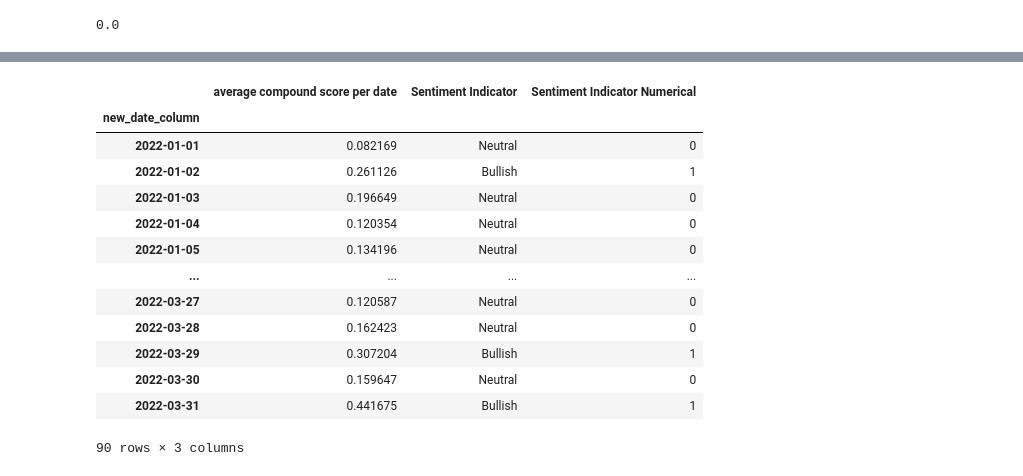
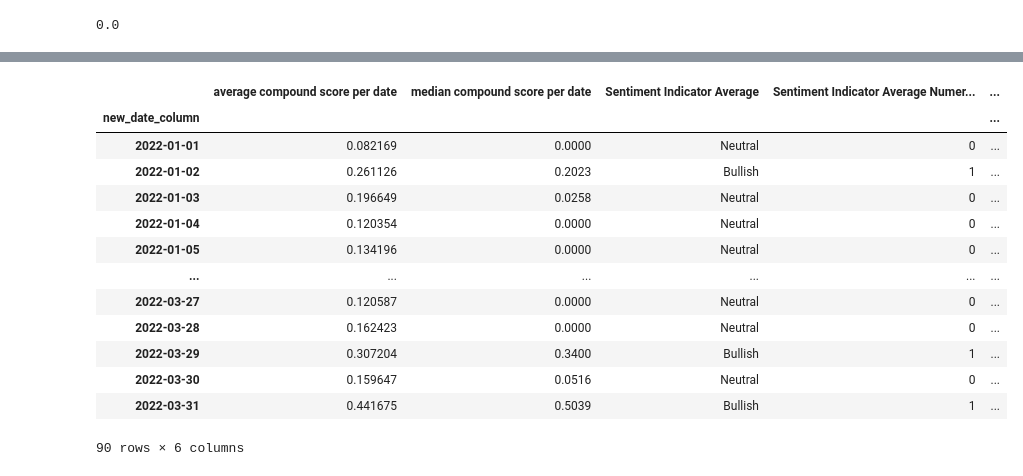
Before and after one commit to aarch23/OptYx, a Jupyter notebook: Resources/sentiment-Copy9.ipynb, the cells around one changed output, grey strips where cells are left out. Saved outputs shown, nothing was run; the diff lists cells and outputs as text; code cells hidden in the pictures.

```diff
--- a/Resources/sentiment-Copy9.ipynb
+++ b/Resources/sentiment-Copy9.ipynb
@@ -267,35 +267,45 @@ display(final_df_score_dateindex_edited.tail())
 # %%
 import numpy as np
 conditions = [
     (final_df_score_dateindex_edited['average compound score per date'] >= 0.6),
     (final_df_score_dateindex_edited['average compound score per date'] >= 0.2) & (final_df_score_dateindex_edited['average compound score per date'] < 0.6),
     (final_df_score_dateindex_edited['average compound score per date'] < 0.2) & (final_df_score_dateindex_edited['average compound score per date'] > -0.2),
     (final_df_score_dateindex_edited['average compound score per date'] <= -0.2) & (final_df_score_dateindex_edited['average compound score per date'] > -0.6),
     (final_df_score_dateindex_edited['average compound score per date'] <= -0.6)
 ]
 
+conditions_2 = [
+    (final_df_score_dateindex_edited['median compound score per date'] >= 0.6),
+    (final_df_score_dateindex_edited['median compound score per date'] >= 0.2) & (final_df_score_dateindex_edited['median compound score per date'] < 0.6),
+    (final_df_score_dateindex_edited['median compound score per date'] < 0.2) & (final_df_score_dateindex_edited['median compound score per date'] > -0.2),
+    (final_df_score_dateindex_edited['median compound score per date'] <= -0.2) & (final_df_score_dateindex_edited['median compound score per date'] > -0.6),
+    (final_df_score_dateindex_edited['median compound score per date'] <= -0.6)
+]
+
 values_1 = ['Extremely Bullish', 'Bullish', 'Neutral', 'Bearish', 'Extremely Bearish']
 values_2 = ['2', '1', '0', '-1', '-2']
 
-final_df_score_dateindex_edited['Sentiment Indicator'] = np.select(conditions, values_1)
-final_df_score_dateindex_edited['Sentiment Indicator Numerical'] = np.select(conditions, values_2)
+final_df_score_dateindex_edited['Sentiment Indicator Average'] = np.select(conditions, values_1)
+final_df_score_dateindex_edited['Sentiment Indicator Average Numerical'] = np.select(conditions, values_2)
+final_df_score_dateindex_edited['Sentiment Indicator Median'] = np.select(conditions_2, values_1)
+final_df_score_dateindex_edited['Sentiment Indicator Median Numerical'] = np.select(conditions_2, values_2)
 
 final_df_score_dateindex_edited
 # %% [output]
-|  | average compound score per date | Sentiment Indicator | Sentiment Indicator Numerical |
-| new_date_column |  |  |  |
-| 2022-01-01 | 0.082169 | Neutral | 0 |
-| 2022-01-02 | 0.261126 | Bullish | 1 |
-| 2022-01-03 | 0.196649 | Neutral | 0 |
-| 2022-01-04 | 0.120354 | Neutral | 0 |
-| 2022-01-05 | 0.134196 | Neutral | 0 |
-| ... | ... | ... | ... |
-| 2022-03-27 | 0.120587 | Neutral | 0 |
-| 2022-03-28 | 0.162423 | Neutral | 0 |
-| 2022-03-29 | 0.307204 | Bullish | 1 |
-| 2022-03-30 | 0.159647 | Neutral | 0 |
-| 2022-03-31 | 0.441675 | Bullish | 1 |
+|  | average compound score per date | median compound score per date | Sentiment Indicator Average | Sentiment Indicator Average Numer... | ... |
+| new_date_column |  |  |  |  | ... |
+| 2022-01-01 | 0.082169 | 0.0000 | Neutral | 0 | ... |
+| 2022-01-02 | 0.261126 | 0.2023 | Bullish | 1 | ... |
+| 2022-01-03 | 0.196649 | 0.0258 | Neutral | 0 | ... |
+| 2022-01-04 | 0.120354 | 0.0000 | Neutral | 0 | ... |
+| 2022-01-05 | 0.134196 | 0.0000 | Neutral | 0 | ... |
+| ... | ... | ... | ... | ... | ... |
+| 2022-03-27 | 0.120587 | 0.0000 | Neutral | 0 | ... |
+| 2022-03-28 | 0.162423 | 0.0000 | Neutral | 0 | ... |
+| 2022-03-29 | 0.307204 | 0.3400 | Bullish | 1 | ... |
+| 2022-03-30 | 0.159647 | 0.0516 | Neutral | 0 | ... |
+| 2022-03-31 | 0.441675 | 0.5039 | Bullish | 1 | ... |
-90 rows × 3 columns
+90 rows × 6 columns
 # %%
 final_df_score_dateindex_edited.plot()
 # %% [output]
```
Also changed, not shown: parts of 2 cells of this notebook, 1 other file.
